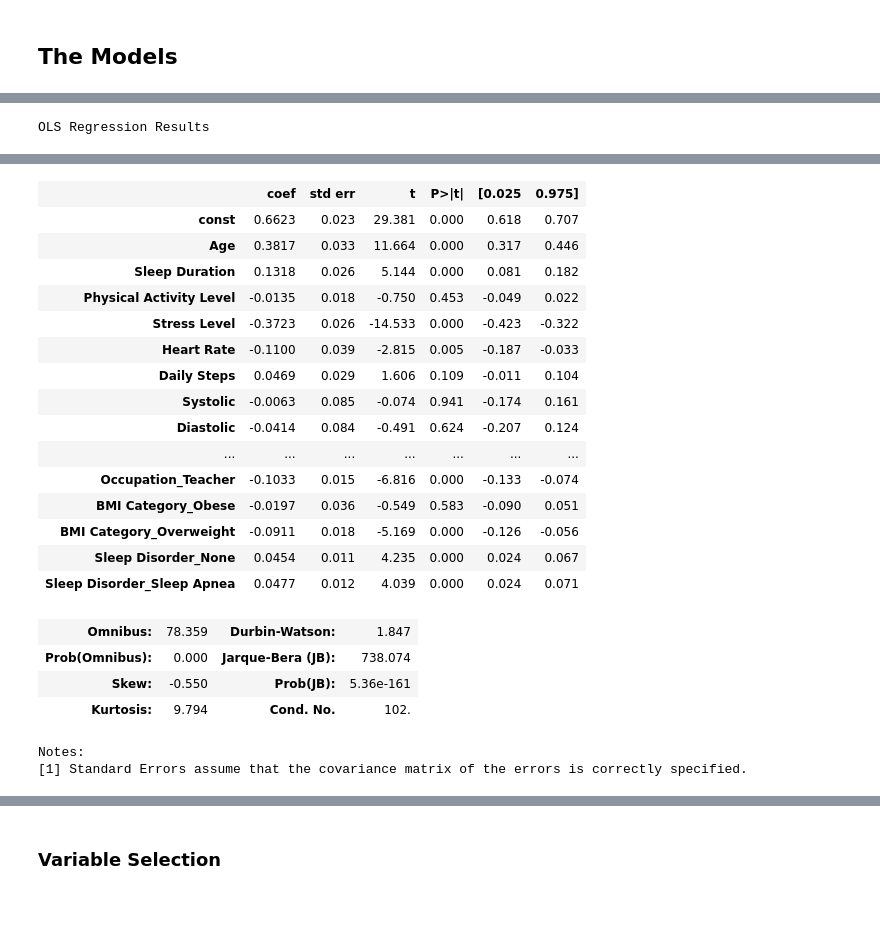
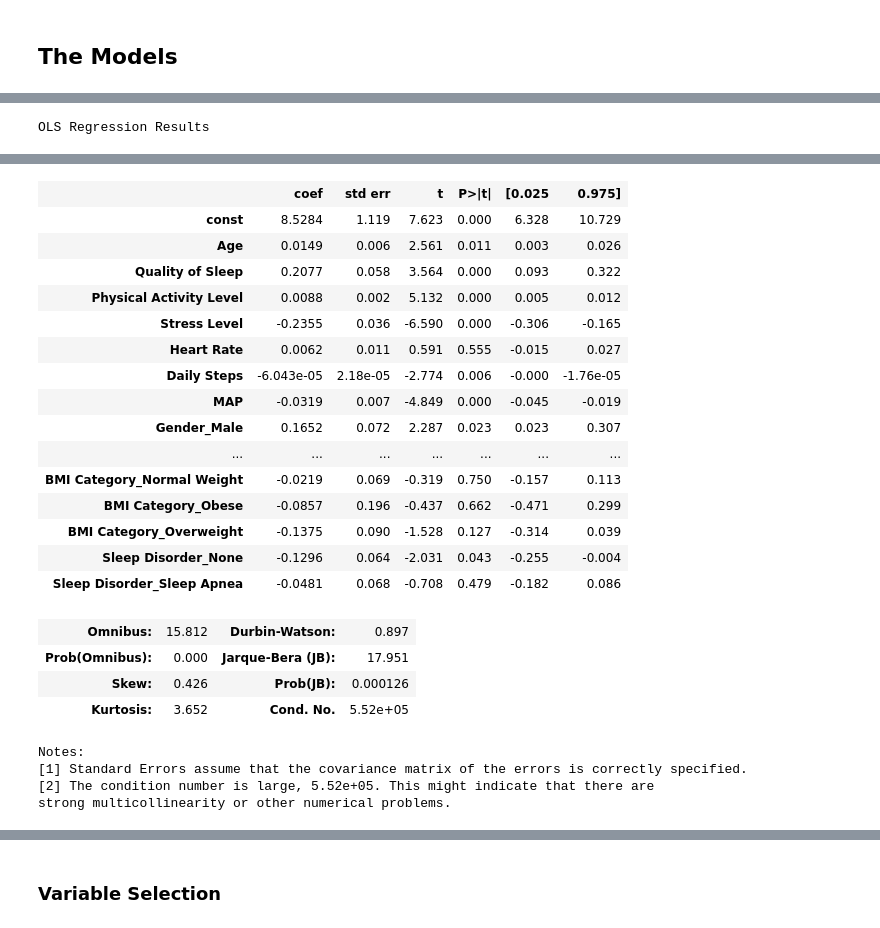
Before and after one commit to AzlinRusnan/Sleep_Quality_Analysis, a Jupyter notebook: Sleep_Duration_vs_Quality.ipynb, the cells around one changed output, grey strips where cells are left out. Drawn from its saved outputs; the diff is of its cells as text; code cells hidden in the pictures.

```diff
--- a/Sleep_Duration_vs_Quality.ipynb
+++ b/Sleep_Duration_vs_Quality.ipynb
@@ -116,2 +109,3 @@ To standardize the "BMI Category" so that both "Normal" and "Normal Weight" are
 # %%
-df['BMI Category'] = df['BMI Category'].replace('Normal Weight','Normal')
+df['Occupation'].replace({'Sales Representative': 'Salesperson'}, inplace=True)
+df['BMI Category'].replace({'Normal Weight','Normal'}, inplace=True)
@@ -141,0 +135,10 @@ data[['Systolic', 'Diastolic']].head()
+# %%
+def calculate_map(bp):
+    try:
+        systolic, diastolic = map(int, bp.split('/'))
+        return (systolic + 2 * diastolic) / 3
+    except:
+        return None  # Return None if there's an issue with format
+
+# Calculate MAP for blood pressure
+df['MAP'] = df['Blood Pressure'].apply(calculate_map)
@@ -142,13 +153,15 @@ data[['Systolic', 'Diastolic']].head()
 # %%
 # Drop unnecessary columns and encode categorical variables
-data_new = data.drop(columns=['Person ID'])
-data_new = pd.get_dummies(data_new, drop_first=True)
+# Drop columns multiple column
+df = df.drop(['Person ID', 'Blood Pressure'], axis=1)
+
+df = pd.get_dummies(df, drop_first=True)
 
 # Convert all boolean columns to integer (1 for True, 0 for False)
-data_new = data_new.apply(lambda x: x.astype(int) if x.dtype == 'bool' else x)
+df = df.apply(lambda x: x.astype(int) if x.dtype == 'bool' else x)
 
 
-data_new
+df
 # %% [output]
 |  | Age | Sleep Duration | Quality of Sleep | Physical Activity Level | Stress Level | Heart Rate | ... |
 | 0 | 27 | 6.1 | 6 | 42 | 6 | 77 | ... |
@@ -213,17 +219,18 @@ import statsmodels.api as sm
 # %%
-X = data_new.drop(columns=['Quality of Sleep'])
-y = data_new['Quality of Sleep']
+X = df.drop(columns=['Sleep Duration'])
+y = df['Sleep Duration']
 
 # Split the data into training and testing sets
 X_train, X_test, y_train, y_test = train_test_split(X, y, test_size=0.2, random_state=42)
 # %%
-X_ols = sm.add_constant(X)
+# Add a constant to the independent variables matrix for the intercept term
+X_const = add_constant(X)
 
-# Fit the OLS model
-ols_model = sm.OLS(y, X_ols).fit()
+# Fit the Multiple Linear Regression model
+model = sm.OLS(y, X_const).fit()
 
-# Display the summary of the OLS model, including coefficients, p-values, and other statistics
-ols_summary = ols_model.summary()
-ols_summary
+# Display the summary of the model
+model_summary = model.summary()
+model_summary
 # %% [output]
 OLS Regression Results
@@ -238,23 +245,25 @@ OLS Regression Results
 | Covariance Type: | nonrobust |  |  |
 |  | coef | std err | t | P>|t| | [0.025 | 0.975] |
-| const | 0.6623 | 0.023 | 29.381 | 0.000 | 0.618 | 0.707 |
-| Age | 0.3817 | 0.033 | 11.664 | 0.000 | 0.317 | 0.446 |
-| Sleep Duration | 0.1318 | 0.026 | 5.144 | 0.000 | 0.081 | 0.182 |
-| Physical Activity Level | -0.0135 | 0.018 | -0.750 | 0.453 | -0.049 | 0.022 |
-| Stress Level | -0.3723 | 0.026 | -14.533 | 0.000 | -0.423 | -0.322 |
-| Heart Rate | -0.1100 | 0.039 | -2.815 | 0.005 | -0.187 | -0.033 |
-| Daily Steps | 0.0469 | 0.029 | 1.606 | 0.109 | -0.011 | 0.104 |
-| Systolic | -0.0063 | 0.085 | -0.074 | 0.941 | -0.174 | 0.161 |
-| Diastolic | -0.0414 | 0.084 | -0.491 | 0.624 | -0.207 | 0.124 |
+| const | 8.5284 | 1.119 | 7.623 | 0.000 | 6.328 | 10.729 |
+| Age | 0.0149 | 0.006 | 2.561 | 0.011 | 0.003 | 0.026 |
+| Quality of Sleep | 0.2077 | 0.058 | 3.564 | 0.000 | 0.093 | 0.322 |
+| Physical Activity Level | 0.0088 | 0.002 | 5.132 | 0.000 | 0.005 | 0.012 |
+| Stress Level | -0.2355 | 0.036 | -6.590 | 0.000 | -0.306 | -0.165 |
+| Heart Rate | 0.0062 | 0.011 | 0.591 | 0.555 | -0.015 | 0.027 |
+| Daily Steps | -6.043e-05 | 2.18e-05 | -2.774 | 0.006 | -0.000 | -1.76e-05 |
+| MAP | -0.0319 | 0.007 | -4.849 | 0.000 | -0.045 | -0.019 |
+| Gender_Male | 0.1652 | 0.072 | 2.287 | 0.023 | 0.023 | 0.307 |
 | ... | ... | ... | ... | ... | ... | ... |
-| Occupation_Teacher | -0.1033 | 0.015 | -6.816 | 0.000 | -0.133 | -0.074 |
-| BMI Category_Obese | -0.0197 | 0.036 | -0.549 | 0.583 | -0.090 | 0.051 |
-| BMI Category_Overweight | -0.0911 | 0.018 | -5.169 | 0.000 | -0.126 | -0.056 |
-| Sleep Disorder_None | 0.0454 | 0.011 | 4.235 | 0.000 | 0.024 | 0.067 |
-| Sleep Disorder_Sleep Apnea | 0.0477 | 0.012 | 4.039 | 0.000 | 0.024 | 0.071 |
+| BMI Category_Normal Weight | -0.0219 | 0.069 | -0.319 | 0.750 | -0.157 | 0.113 |
+| BMI Category_Obese | -0.0857 | 0.196 | -0.437 | 0.662 | -0.471 | 0.299 |
+| BMI Category_Overweight | -0.1375 | 0.090 | -1.528 | 0.127 | -0.314 | 0.039 |
+| Sleep Disorder_None | -0.1296 | 0.064 | -2.031 | 0.043 | -0.255 | -0.004 |
+| Sleep Disorder_Sleep Apnea | -0.0481 | 0.068 | -0.708 | 0.479 | -0.182 | 0.086 |
-| Omnibus: | 78.359 | Durbin-Watson: | 1.847 |
-| Prob(Omnibus): | 0.000 | Jarque-Bera (JB): | 738.074 |
-| Skew: | -0.550 | Prob(JB): | 5.36e-161 |
-| Kurtosis: | 9.794 | Cond. No. | 102. |
+| Omnibus: | 15.812 | Durbin-Watson: | 0.897 |
+| Prob(Omnibus): | 0.000 | Jarque-Bera (JB): | 17.951 |
+| Skew: | 0.426 | Prob(JB): | 0.000126 |
+| Kurtosis: | 3.652 | Cond. No. | 5.52e+05 |
 Notes:
 [1] Standard Errors assume that the covariance matrix of the errors is correctly specified.
+[2] The condition number is large, 5.52e+05. This might indicate that there are
+strong multicollinearity or other numerical problems.
```
Also changed, not shown: parts of 44 cells of this notebook.
